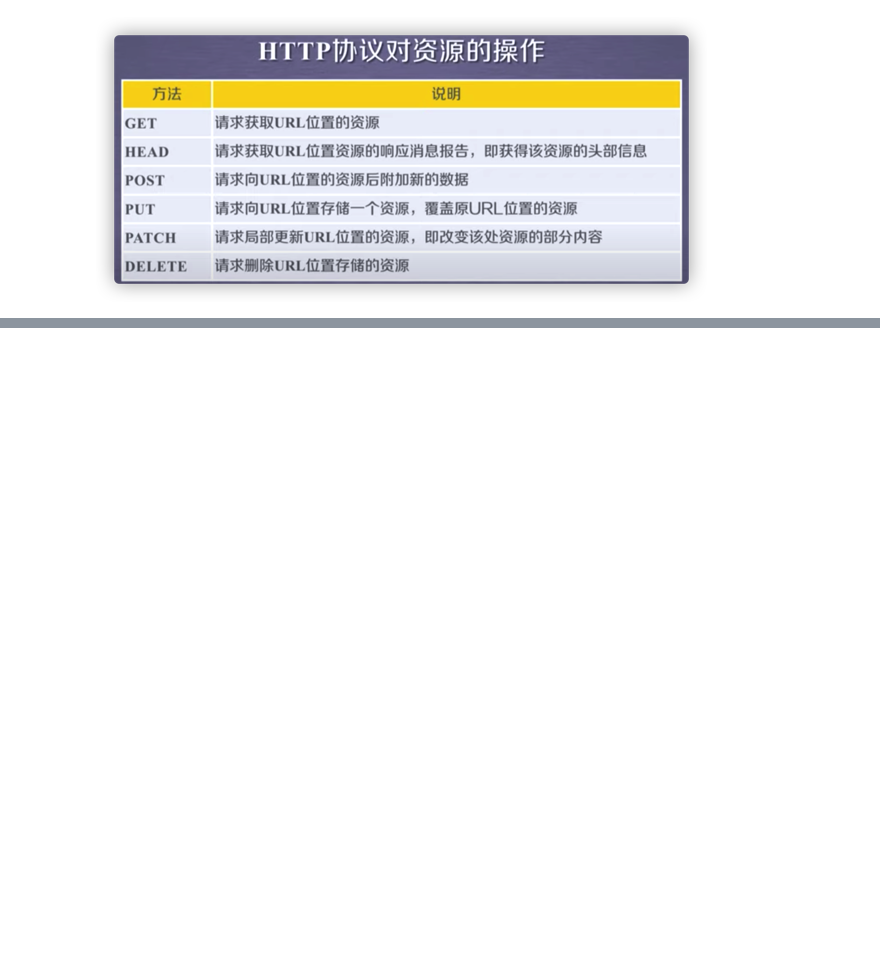
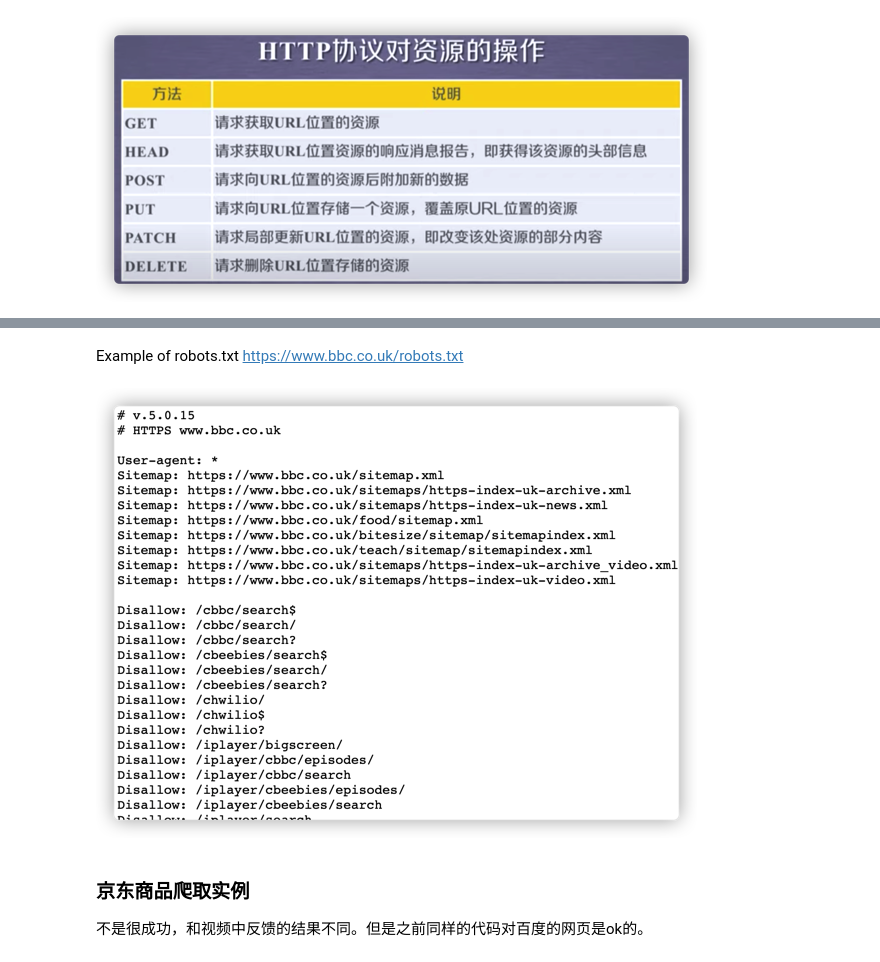
Before and after one commit to paxton615/Notes, a Jupyter notebook: Web_scrapper.ipynb, the cells around one changed output, grey strips where cells are left out. Drawn from its saved outputs; the diff is of its cells as text; code cells hidden in the pictures; blank space fills up the shorter version.

```diff
--- a/Web_scrapper.ipynb
+++ b/Web_scrapper.ipynb
@@ -99,0 +104,10 @@ add_pic('http_methods.png')
+# %% [markdown]
+Example of robots.txt
+https://www.bbc.co.uk/robots.txt
+# %%
+add_pic('bbc_robots_protocol.png')
+# %% [output]
+[figure, added]
+# %% [markdown]
+### 京东商品爬取实例
+不是很成功，和视频中反馈的结果不同。但是之前同样的代码对百度的网页是ok的。
```
Also changed, not shown: parts of 3 cells of this notebook, 1 other file.
